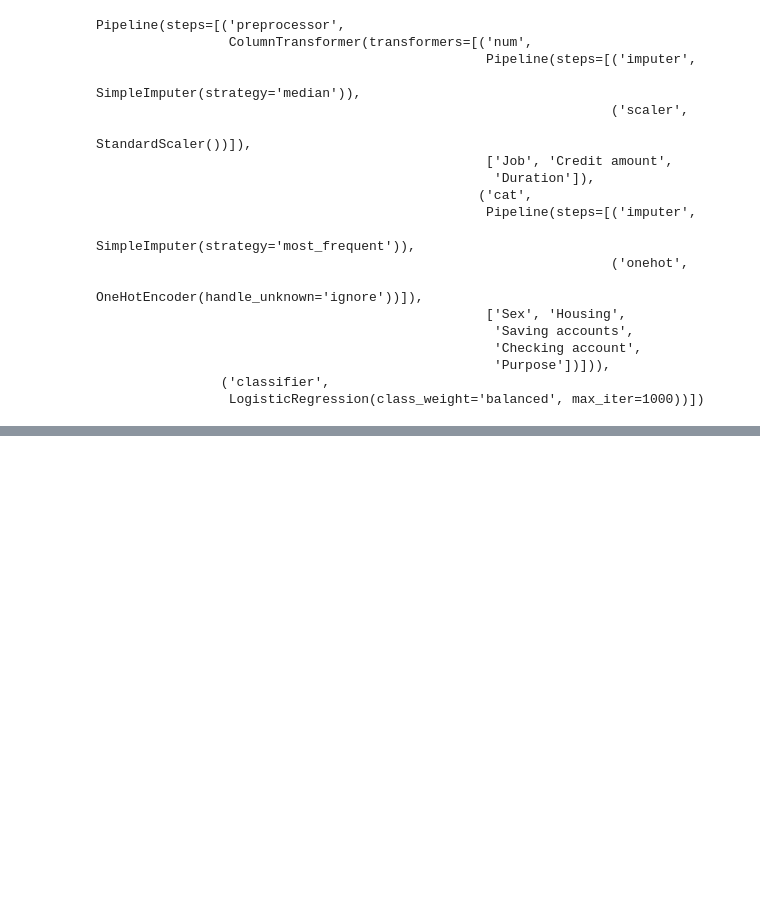
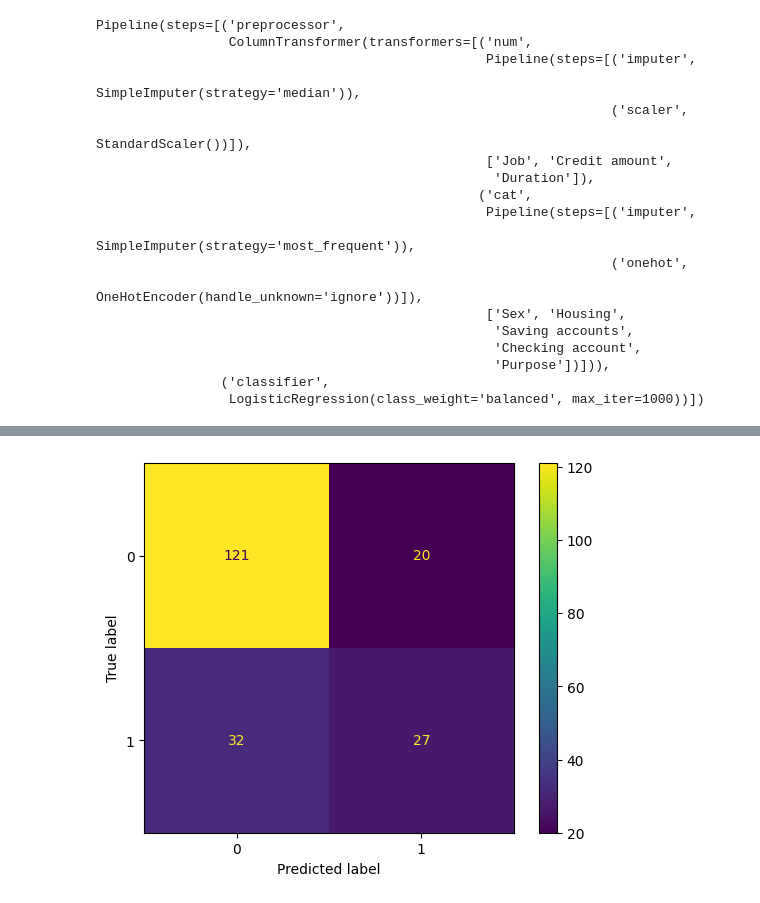
Before and after one commit to Sidbewendin/credit-risk-scoring, a Jupyter notebook: credit_risk_scoring.ipynb, the cells around one changed output, grey strips where cells are left out. Saved outputs shown, nothing was run; the diff lists cells and outputs as text; code cells hidden in the pictures; blank space fills up the shorter version.

```diff
--- a/credit_risk_scoring.ipynb
+++ b/credit_risk_scoring.ipynb
@@ -354,0 +394,28 @@ Pipeline(steps=[('preprocessor',
+# %%
+from sklearn.ensemble import RandomForestClassifier
+from sklearn.pipeline import Pipeline
+from sklearn.metrics import accuracy_score, confusion_matrix, classification_report, roc_auc_score
+
+rf_model = Pipeline([
+    ("preprocessor", preprocessor),
+    ("classifier", RandomForestClassifier(
+        n_estimators=200,
+        max_depth=None,
+        random_state=42,
+        class_weight="balanced"
+    ))
+])
+
+rf_model.fit(X_train, y_train)
+
+rf_pred = rf_model.predict(X_test)
+rf_proba = rf_model.predict_proba(X_test)[:, 1]
+
+print("Accuracy:", accuracy_score(y_test, rf_pred))
+print("\nConfusion matrix:")
+print(confusion_matrix(y_test, rf_pred))
+
+print("\nClassification report:")
+print(classification_report(y_test, rf_pred))
+
+print("\nROC-AUC:", roc_auc_score(y_test, rf_proba))
@@ -354,0 +441,5 @@ Pipeline(steps=[('preprocessor',
+# %%
+ConfusionMatrixDisplay.from_predictions(y_test, rf_pred)
+plt.show()
+# %% [output]
+[figure, added]
```
Also changed, not shown: parts of 25 cells of this notebook.
